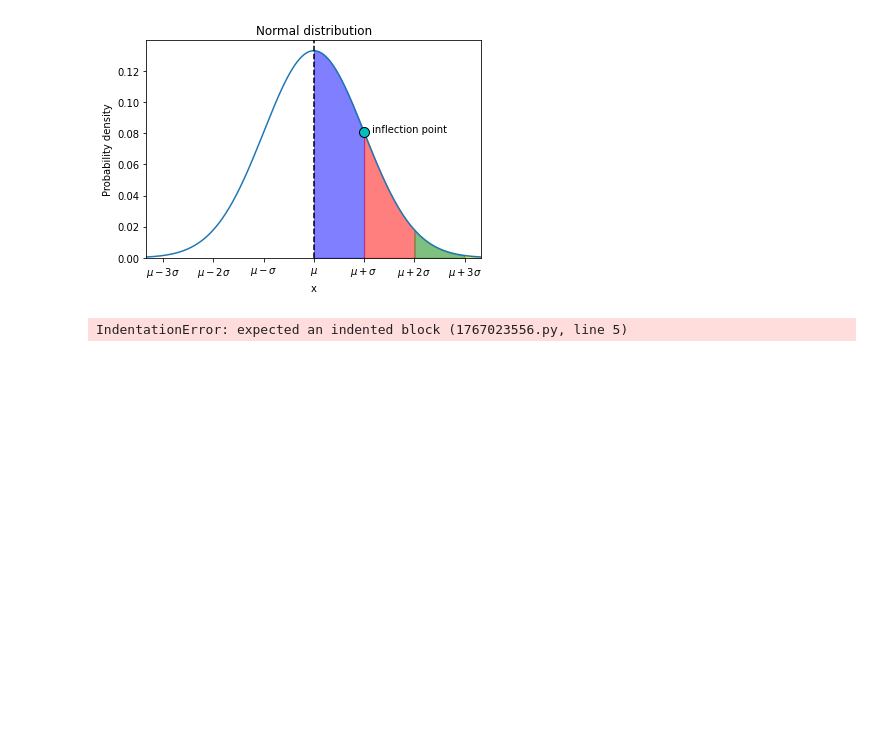
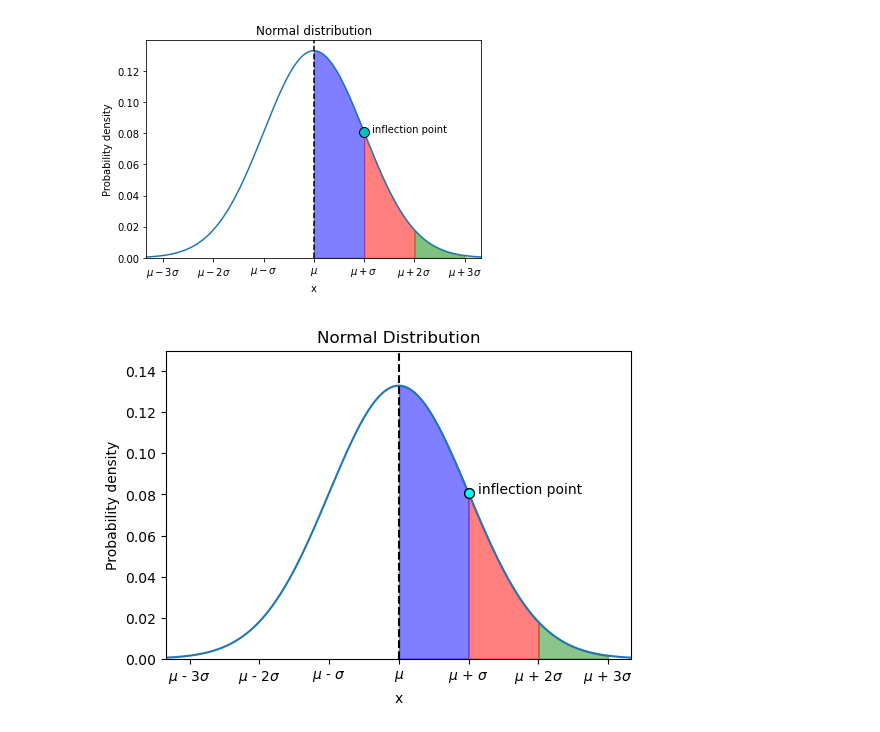
Before and after one commit to GameRyder/fall2023, a Jupyter notebook: 432/lab 2/lab-week2-plotting-exercises-without-solutions.ipynb, the cells around one changed output. Drawn from its saved outputs; the diff is of its cells as text; code cells hidden in the pictures; blank space fills up the shorter version.

```diff
--- a/432/lab 2/lab-week2-plotting-exercises-without-solutions.ipynb
+++ b/432/lab 2/lab-week2-plotting-exercises-without-solutions.ipynb
@@ -184,18 +187,40 @@ where $\mu \in \mathbb{R}$ represents the mean and $\sigma \in \mathbb{R}_+$ the
 Your plot should look similar to the following:
 # %% [markdown]
 ![normal.png](embedded-picture-1)
-# %%
-def normal_pdf(x, mu, sigma):
-  # Your code here. Aim for 1-2 lines.
-
-
-x = np.linspace(-10., 10., num=1000)
-mu = 0.
-sigma = 3.
-pdf = normal_pdf(x, mu, sigma)
-inflection_point_x = mu + sigma
-inflection_point_y = normal_pdf(inflection_point_x, mu, sigma)
-
-# Your code here. Aim for 15-20 lines.
-# %% [output]
-IndentationError: expected an indented block (1767023556.py, line 5)
+# %%
+def normal_pdf(x, mu, sigma):
+  # Your code here. Aim for 1-2 lines.
+  return 1 / (sigma * np.sqrt(2 * np.pi)) * np.exp(-0.5 * ((x - mu) / sigma) ** 2)
+
+x = np.linspace(-10, 10, num=1000)
+mu = 0.
+sigma = 3.
+pdf = normal_pdf(x, mu, sigma)
+inflection_point_x = mu + sigma
+inflection_point_y = normal_pdf(inflection_point_x, mu, sigma)
+
+# Your code here. Aim for 15-20 lines.
+MU = "$\mu$"
+SIGMA = "$\sigma$"
+
+plt.figure(figsize=(6, 4))
+plt.plot(x, pdf)
+
+plt.axvline(x=mu, color='black', linestyle='--')
+
+plt.fill_between(x, pdf, where=(x >= mu) & (x <= mu + sigma), alpha=0.5, color='blue')
+plt.fill_between(x, pdf, where=(x >= mu + sigma) & (x <= mu + 2 * sigma), alpha=0.5, color='red')
+plt.fill_between(x, pdf, where=(x >= mu + 2 * sigma) & (x <= mu + 3 * sigma), alpha=0.45, color='green')
+
+plt.scatter(inflection_point_x, inflection_point_y, color='cyan', s=50, edgecolors='black',zorder=2)
+plt.annotate('inflection point',xy=(inflection_point_x +0.4, inflection_point_y))
+
+plt.xticks(np.arange(-9, 10, 3), labels=[f"{MU} - 3{SIGMA}",f"{MU} - 2{SIGMA}",f"{MU} - {SIGMA}",f"{MU}",f"{MU} + {SIGMA}",f"{MU} + 2{SIGMA}",f"{MU} + 3{SIGMA}"])
+plt.xlim(-10,10)
+plt.ylim(0, 0.15)
+plt.xlabel('x')
+plt.ylabel('Probability density')
+plt.title('Normal Distribution')
+plt.show()
+# %% [output]
+[figure, added]
```
Also changed, not shown: parts of 1 cell of this notebook.
